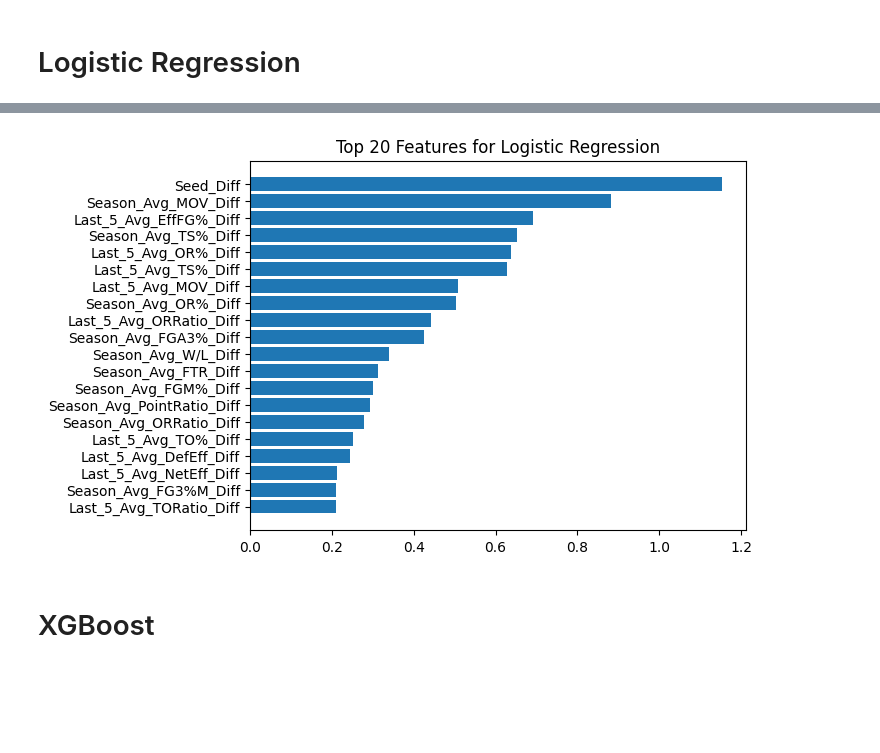
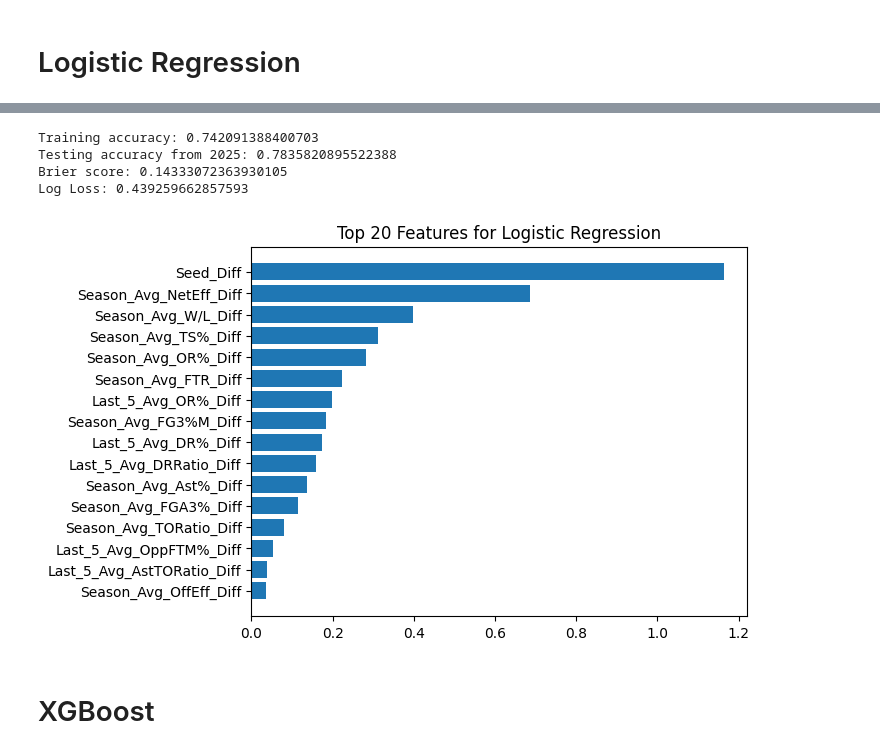
Before and after one commit to tkjonesy/March-Madness-Machine-Learning, a Jupyter notebook: March-Madness-2026.ipynb, the cells around one changed output, grey strips where cells are left out. Cells and saved outputs as stored; diff of their text form; code cells hidden in the pictures; blank space fills up the shorter version.

```diff
--- a/March-Madness-2026.ipynb
+++ b/March-Madness-2026.ipynb
@@ -292,8 +294,24 @@ tourneyInput = splitHistTournamentData(compactTourn)
 
 # Prepare input data with target
 tourneyFinal = calculateDifferenceHistTourn(tourneyInput, finalAvgFeatures)
-finalFeatures = list(tourneyFinal.drop(columns=['Season', 'Team1', 'Team2', 'Result']).columns)
+inputFinal = tourneyFinal[['Season', 'Team1', 'Team2', 'Result', 'Last_5_Avg_AstTORatio_Diff',
+ 'Last_5_Avg_DR%_Diff',
+ 'Last_5_Avg_DRRatio_Diff',
+ 'Last_5_Avg_OR%_Diff',
+ 'Last_5_Avg_OppFTM%_Diff',
+ 'Season_Avg_Ast%_Diff',
+ 'Season_Avg_FG3%M_Diff',
+ 'Season_Avg_FGA3%_Diff',
+ 'Season_Avg_FTR_Diff',
+ 'Season_Avg_NetEff_Diff',
+ 'Season_Avg_OR%_Diff',
+ 'Season_Avg_OffEff_Diff',
+ 'Season_Avg_TORatio_Diff',
+ 'Season_Avg_TS%_Diff',
+ 'Season_Avg_W/L_Diff',
+ 'Seed_Diff']]
+finalFeatures = list(inputFinal.drop(columns=['Season', 'Team1', 'Team2', 'Result']).columns)
 finalFeaturesNP = np.array(finalFeatures)
 
 # Setup train and test sets
-XTrain, XTest, YTrain, YTest = trainTestSplit(tourneyFinal, 2025)
+XTrain, XTest, YTrain, YTest = trainTestSplit(inputFinal, 2025)
@@ -322,0 +364,16 @@ Log Loss: 0.4661564761084661
+# %%
+# Train tuned random forest
+bestForest = RandomForestClassifier(
+    random_state=42,
+    max_depth=7,
+    max_features=None,
+    min_samples_leaf=5,
+    n_estimators=500,
+    criterion='log_loss',
+
+)
+bestForest.fit(XTrain, YTrain)
+print(f'Training accuracy: {bestForest.score(XTrain, YTrain)}')
+print(f'Testing accuracy from {TEST_YEAR}: {bestForest.score(XTest, YTest)}')
+print(f'Brier score: {brier_score_loss(YTest, bestForest.predict_proba(XTest)[:, 1])}')
+print(f'Log Loss: {log_loss(YTest, bestForest.predict_proba(XTest))}')
@@ -347,0 +424,21 @@ Log Loss: 0.44460400327302724
+# %%
+# Train tuned logistic regression
+bestLR = LogisticRegression(
+    random_state=42,
+    C=0.1623776739188721,
+    class_weight='balanced',
+    l1_ratio=0.05,
+    penalty='elasticnet',
+    solver='saga'
+)
+
+bestLR.fit(XTrain, YTrain)
+print(f'Training accuracy: {bestLR.score(XTrain, YTrain)}')
+print(f'Testing accuracy from {TEST_YEAR}: {bestLR.score(XTest, YTest)}')
+print(f'Brier score: {brier_score_loss(YTest, bestLR.predict_proba(XTest)[:, 1])}')
+print(f'Log Loss: {log_loss(YTest, bestLR.predict_proba(XTest))}')
+# %% [output]
+Training accuracy: 0.742091388400703
+Testing accuracy from 2025: 0.7835820895522388
+Brier score: 0.14333072363930105
+Log Loss: 0.439259662857593
@@ -348,11 +509,11 @@ Log Loss: 0.44460400327302724
 # %%
 coefficients = LR.coef_[0]
-indices = np.argsort(np.abs(coefficients))
-plt.barh(finalFeaturesNP[indices][-20:], np.abs(coefficients[indices][-20:]))
+LRIndices = np.argsort(np.abs(coefficients))
+plt.barh(finalFeaturesNP[LRIndices][-20:], np.abs(coefficients[LRIndices][-20:]))
 plt.title('Top 20 Features for Logistic Regression')
 plt.show()
 # %% [output]
-[figure, old version]
+[figure, new version]
 # %% [markdown]
 # XGBoost
 # %%
```
Also changed, not shown: parts of 15 cells of this notebook.
